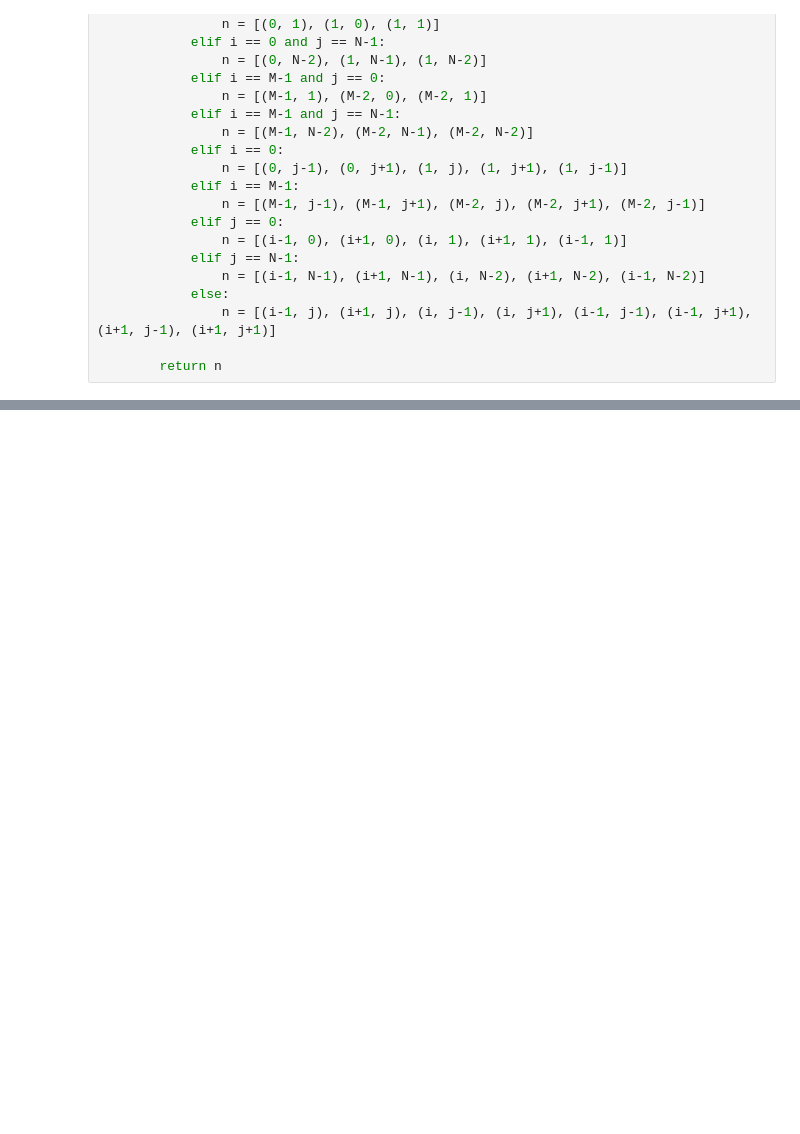
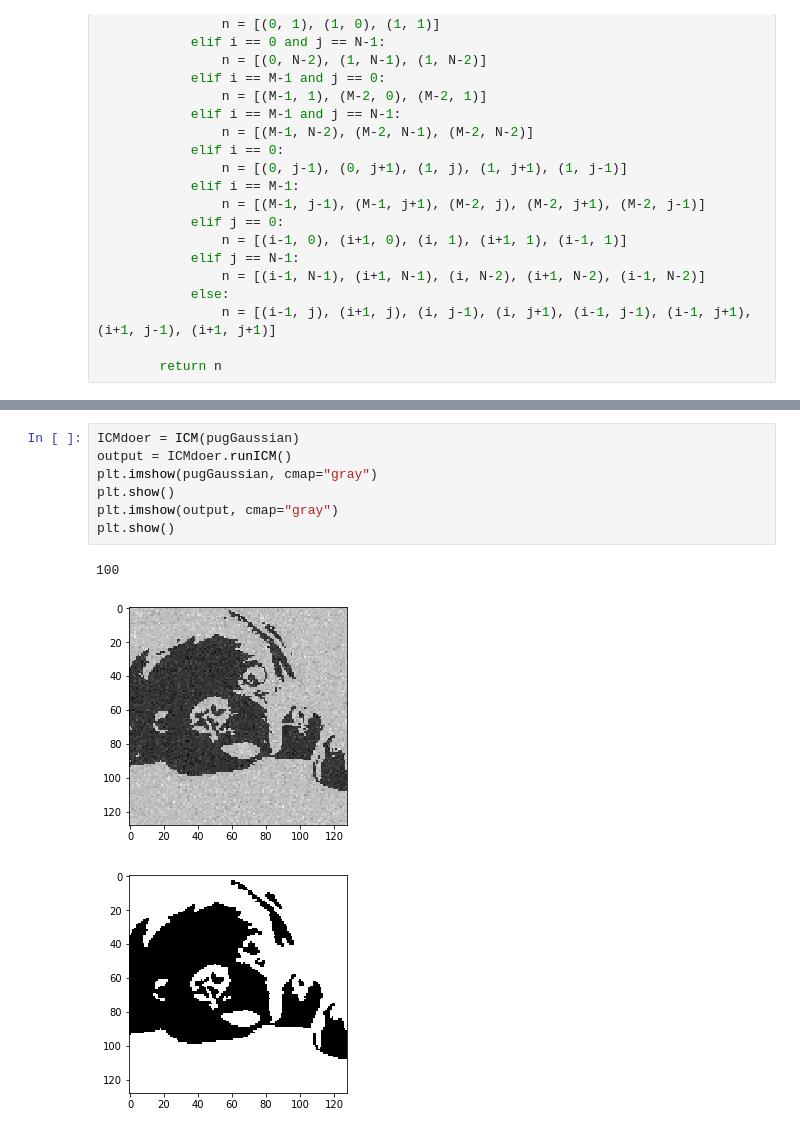
Before and after one commit to ps16925/MLcw2, a Jupyter notebook: Coursework2.ipynb, the cells around one changed output, grey strips where cells are left out. Saved outputs shown, nothing was run; the diff lists cells and outputs as text; blank space fills up the shorter version.

```diff
--- a/Coursework2.ipynb
+++ b/Coursework2.ipynb
@@ -195,0 +216,11 @@ plt.show()
+# %%
+ICMdoer = ICM(pugGaussian)
+output = ICMdoer.runICM()
+plt.imshow(pugGaussian, cmap="gray")
+plt.show()
+plt.imshow(output, cmap="gray")
+plt.show()
+# %% [output]
+100
+[figure, added]
+[figure, added]
```
Also changed, not shown: parts of 9 cells of this notebook, 1 other file.
